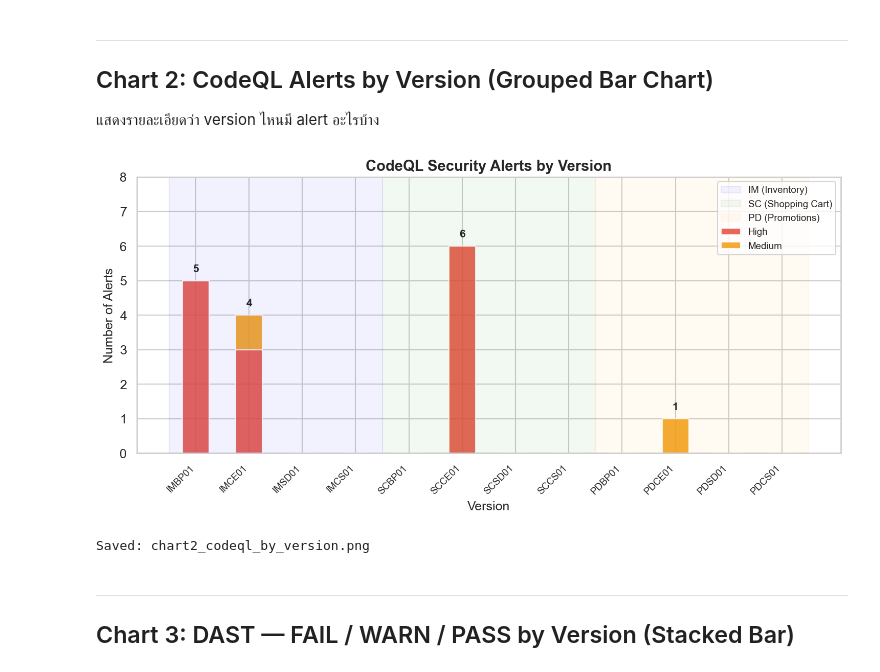
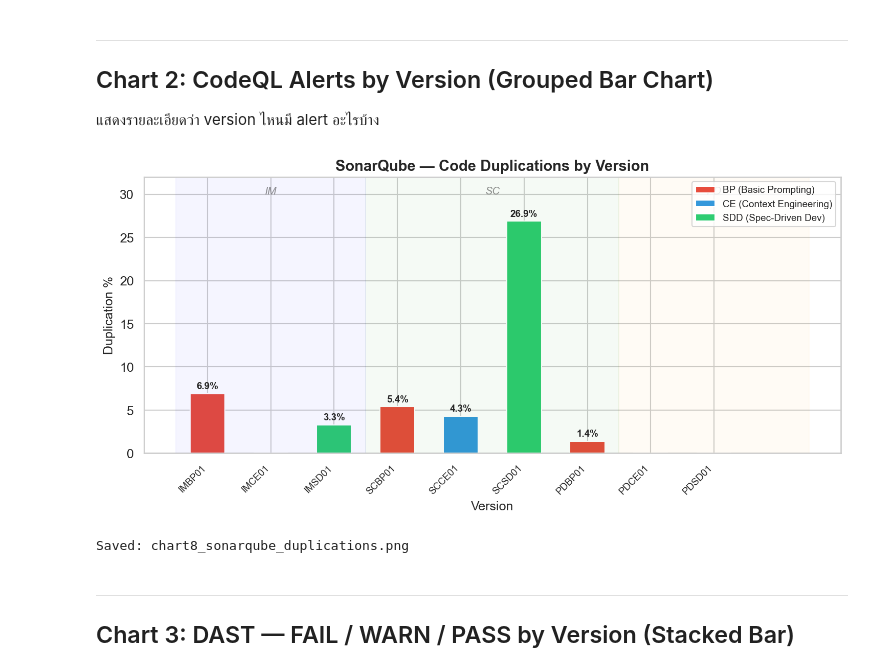
Before and after one commit to PhatchareePuangjai/chatGPT5, a Jupyter notebook: src/research_charts_executed.ipynb, the cells around one changed output. Saved outputs shown, nothing was run; the diff lists cells and outputs as text; code cells hidden in the pictures.

```diff
--- a/src/research_charts_executed.ipynb
+++ b/src/research_charts_executed.ipynb
@@ -161,39 +160,44 @@ Saved: chart1_codeql_by_strategy.png
 # %%
 fig, ax = plt.subplots(figsize=(10, 5))
 
-versions = df_codeql['Version'].tolist()
+versions = df_sonar['Version'].tolist()
 x = np.arange(len(versions))
-width = 0.5
-colors_bar = [STRATEGY_COLORS[s] for s in df_codeql['Strategy']]
+colors_by_strategy = [STRATEGY_COLORS[s] for s in df_sonar['Strategy']]
 
-bars = ax.bar(x, df_codeql['High'], width, label='High', color='#e74c3c', alpha=0.85, edgecolor='white')
-ax.bar(x, df_codeql['Medium'], width, bottom=df_codeql['High'], label='Medium', color='#f39c12', alpha=0.85, edgecolor='white')
+bars = ax.bar(x, df_sonar['Duplications'], width=0.55, color=colors_by_strategy, edgecolor='white')
 
-for i, row in df_codeql.iterrows():
-    total = row['Total_Alerts']
-    if total > 0:
-        ax.text(i, total + 0.2, str(int(total)), ha='center', va='bottom', fontweight='bold', fontsize=10)
+for i, (bar, val) in enumerate(zip(bars, df_sonar['Duplications'])):
+    if val > 0:
+        ax.text(bar.get_x() + bar.get_width()/2, bar.get_height() + 0.3, f'{val:.1f}%',
+                ha='center', va='bottom', fontweight='bold', fontsize=9)
 
-# Feature background
-ax.axvspan(-0.5, 3.5, alpha=0.05, color='blue', label='IM (Inventory)')
-ax.axvspan(3.5, 7.5, alpha=0.05, color='green', label='SC (Shopping Cart)')
-ax.axvspan(7.5, 11.5, alpha=0.05, color='orange', label='PD (Promotions)')
+# Feature background (IM: 0-2, SC: 3-6, PD: 7-9)
+ax.axvspan(-0.5, 2.5, alpha=0.04, color='blue')
+ax.axvspan(2.5, 6.5, alpha=0.04, color='green')
+ax.axvspan(6.5, 9.5, alpha=0.04, color='orange')
+ax.text(1, 30, 'IM', ha='center', fontsize=10, fontstyle='italic', alpha=0.5)
+ax.text(4.5, 30, 'SC', ha='center', fontsize=10, fontstyle='italic', alpha=0.5)
+ax.text(8, 30, 'PD', ha='center', fontsize=10, fontstyle='italic', alpha=0.5)
 
 ax.set_xlabel('Version', fontsize=12)
-ax.set_ylabel('Number of Alerts', fontsize=12)
-ax.set_title('CodeQL Security Alerts by Version', fontsize=14, fontweight='bold')
+ax.set_ylabel('Duplication %', fontsize=12)
+ax.set_title('SonarQube — Code Duplications by Version', fontsize=14, fontweight='bold')
 ax.set_xticks(x)
 ax.set_xticklabels(versions, rotation=45, ha='right', fontsize=9)
-ax.legend(loc='upper right', fontsize=9)
-ax.set_ylim(0, 8)
+ax.set_ylim(0, 32)
+
+from matplotlib.patches import Patch
+legend_elements = [Patch(facecolor=STRATEGY_COLORS[s], label=f'{s} ({STRATEGY_NAMES[s]})')
+                   for s in ['BP','CE','SDD']]
+ax.legend(handles=legend_elements, loc='upper right', fontsize=9)
 
 plt.tight_layout()
-plt.savefig('chart2_codeql_by_version.png', bbox_inches='tight')
+plt.savefig('chart8_sonarqube_duplications.png', bbox_inches='tight')
 plt.show()
-print('Saved: chart2_codeql_by_version.png')
+print('Saved: chart8_sonarqube_duplications.png')
 # %% [output]
-[figure, old version]
+[figure, new version]
-Saved: chart2_codeql_by_version.png
+Saved: chart8_sonarqube_duplications.png
 # %% [markdown]
 ---
 ## Chart 3: DAST — FAIL / WARN / PASS by Version (Stacked Bar)
```
Also changed, not shown: parts of 9 cells of this notebook, 13 other files.
